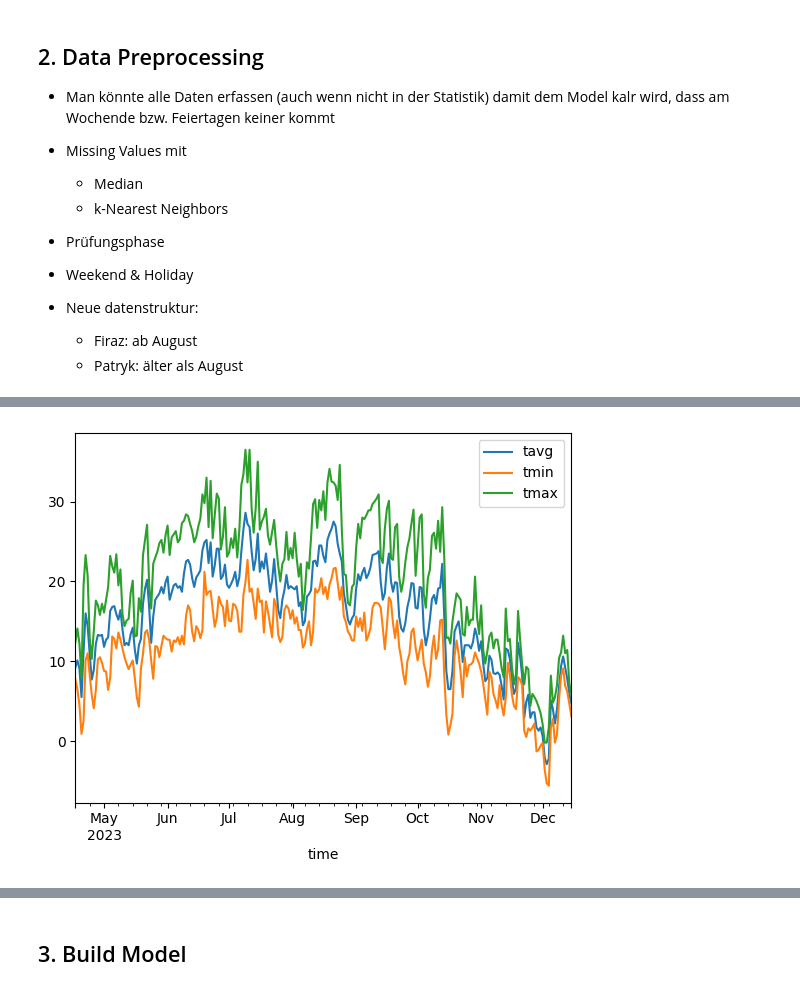
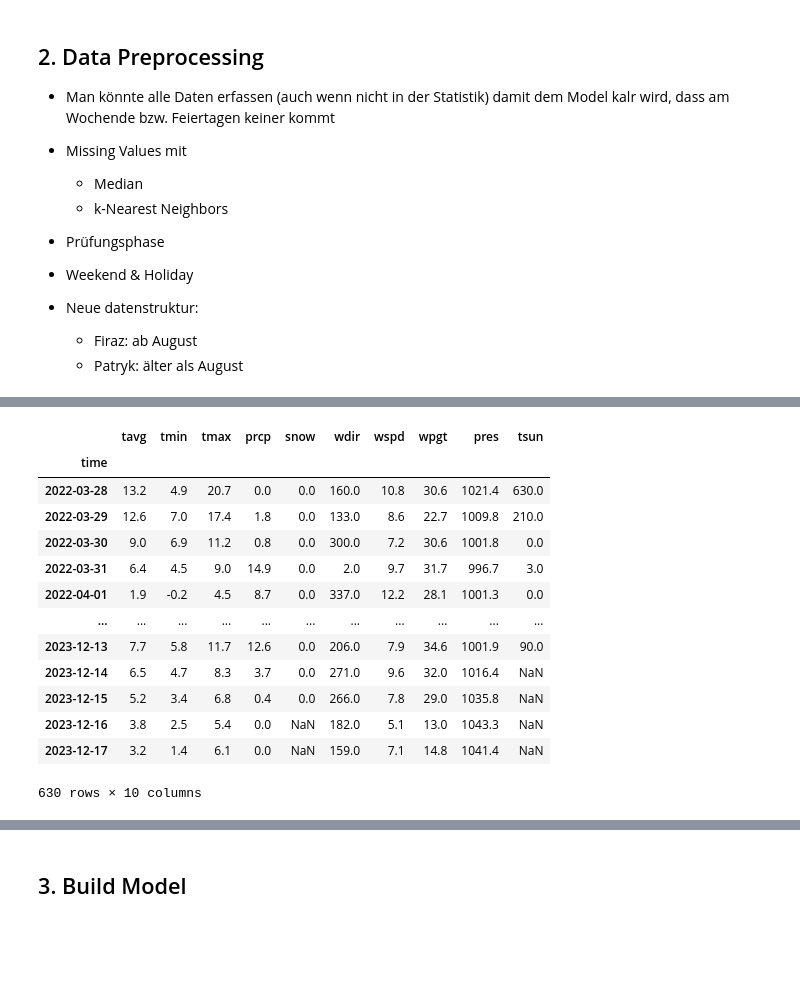
Before and after one commit to PatrykGadziomski/Visitor-prediction, a Jupyter notebook: Project_with_new_data.ipynb, the cells around one changed output, grey strips where cells are left out. Drawn from its saved outputs; the diff is of its cells as text; code cells hidden in the pictures; blank space fills up the shorter version.

```diff
--- a/Project_with_new_data.ipynb
+++ b/Project_with_new_data.ipynb
@@ -113,35 +123,48 @@ visitor_data
 # %%
 # Get the weather data until today
 today_year = int(str(datetime.datetime.today())[0:4])
 today_month = int(str(datetime.datetime.today())[5:7])
 today_day = int(str(datetime.datetime.today())[8:10])
+# today_hour = int(str(datetime.datetime.today())[11:13])
+# today_min = int(str(datetime.datetime.today())[14:16])
+# today_sec = int(str(datetime.datetime.today())[17:19])
 
-# get weather data thorught the date
-start = datetime.datetime(2023, 4, 17)
+# # get weather data thorught the date
+start = datetime.datetime(2022, 3, 28)
 end = datetime.datetime(today_year, today_month, today_day)
 
-# Stuttgart
+# # Stuttgart
 location = Point(48.7823200, 9.1770200, 252)
 
 weather_data = Daily(location, start, end)
 weather_data = weather_data.fetch()
 
 """
 time: The date string (format: YYYY-MM-DD)      : String
 tavg: The average air temperature in °C         : Float
 tmin: The minimum air temperature in °C         : Float
 tmax: The maximum air temperature in °C	        : Float
 prcp: The daily precipitation total in mm       : Float
 snow: The maximum snow depth in mm	            : Integer
 wdir: The average wind direction in degrees (°)	: Integer
 wspd: The average wind speed in km/h	        : Float
 wpgt: The peak wind gust in km/h	            : Float
 pres: The average sea-level air pressure in hPa	: Float
 tsun: The daily sunshine total in minutes (m)	: Integer
 """
 weather_data
-
-weather_data.plot(y=['tavg', 'tmin', 'tmax'])
-plt.show()
 # %% [output]
-[figure, removed]
+|  | tavg | tmin | tmax | prcp | snow | wdir | wspd | wpgt | pres | tsun |
+| time |  |  |  |  |  |  |  |  |  |  |
+| 2022-03-28 | 13.2 | 4.9 | 20.7 | 0.0 | 0.0 | 160.0 | 10.8 | 30.6 | 1021.4 | 630.0 |
+| 2022-03-29 | 12.6 | 7.0 | 17.4 | 1.8 | 0.0 | 133.0 | 8.6 | 22.7 | 1009.8 | 210.0 |
+| 2022-03-30 | 9.0 | 6.9 | 11.2 | 0.8 | 0.0 | 300.0 | 7.2 | 30.6 | 1001.8 | 0.0 |
+| 2022-03-31 | 6.4 | 4.5 | 9.0 | 14.9 | 0.0 | 2.0 | 9.7 | 31.7 | 996.7 | 3.0 |
+| 2022-04-01 | 1.9 | -0.2 | 4.5 | 8.7 | 0.0 | 337.0 | 12.2 | 28.1 | 1001.3 | 0.0 |
+| ... | ... | ... | ... | ... | ... | ... | ... | ... | ... | ... |
+| 2023-12-13 | 7.7 | 5.8 | 11.7 | 12.6 | 0.0 | 206.0 | 7.9 | 34.6 | 1001.9 | 90.0 |
+| 2023-12-14 | 6.5 | 4.7 | 8.3 | 3.7 | 0.0 | 271.0 | 9.6 | 32.0 | 1016.4 | NaN |
+| 2023-12-15 | 5.2 | 3.4 | 6.8 | 0.4 | 0.0 | 266.0 | 7.8 | 29.0 | 1035.8 | NaN |
+| 2023-12-16 | 3.8 | 2.5 | 5.4 | 0.0 | NaN | 182.0 | 5.1 | 13.0 | 1043.3 | NaN |
+| 2023-12-17 | 3.2 | 1.4 | 6.1 | 0.0 | NaN | 159.0 | 7.1 | 14.8 | 1041.4 | NaN |
+630 rows × 10 columns
```
Also changed, not shown: parts of 12 cells of this notebook.
